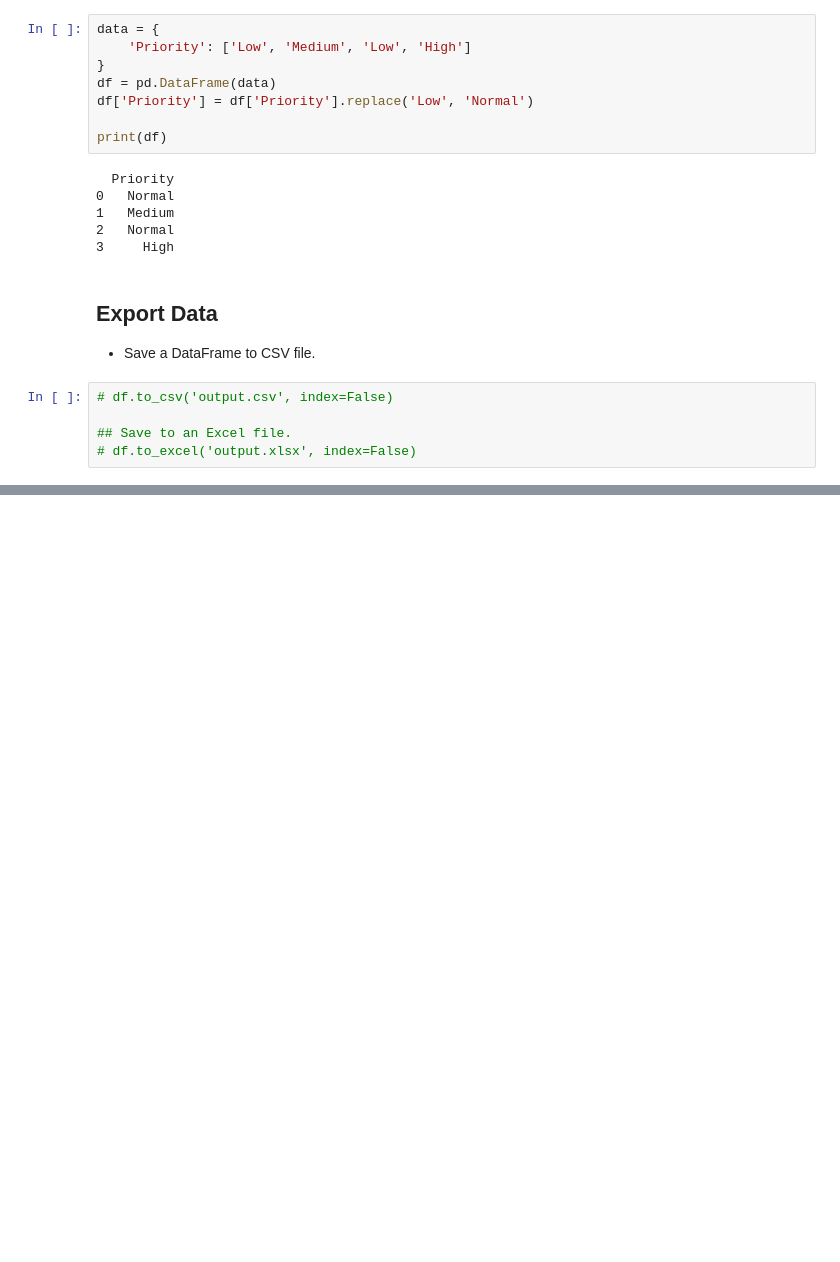
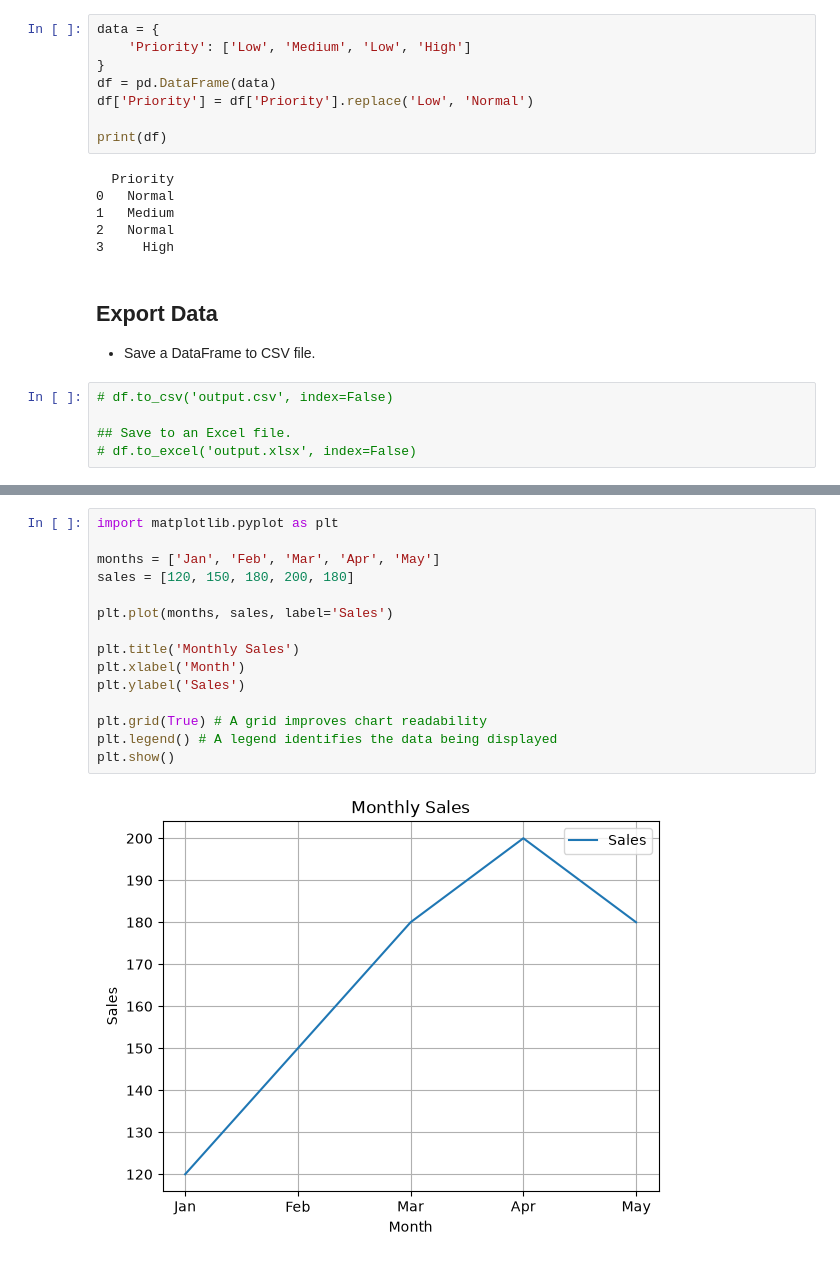
Before and after one commit to geff-ghost/notebooks, a Jupyter notebook: whatsapp_py/WhatsAppJourney.ipynb, the cells around one changed output, grey strips where cells are left out. Drawn from its saved outputs; the diff is of its cells as text; blank space fills up the shorter version.

```diff
--- a/whatsapp_py/WhatsAppJourney.ipynb
+++ b/whatsapp_py/WhatsAppJourney.ipynb
@@ -1448,0 +1477,17 @@ print(df)
+# %%
+import matplotlib.pyplot as plt
+
+months = ['Jan', 'Feb', 'Mar', 'Apr', 'May']
+sales = [120, 150, 180, 200, 180]
+
+plt.plot(months, sales, label='Sales')
+
+plt.title('Monthly Sales')
+plt.xlabel('Month')
+plt.ylabel('Sales')
+
+plt.grid(True) # A grid improves chart readability
+plt.legend() # A legend identifies the data being displayed
+plt.show()
+# %% [output]
+[figure, added]
```
Also changed, not shown: parts of 3 cells of this notebook.
